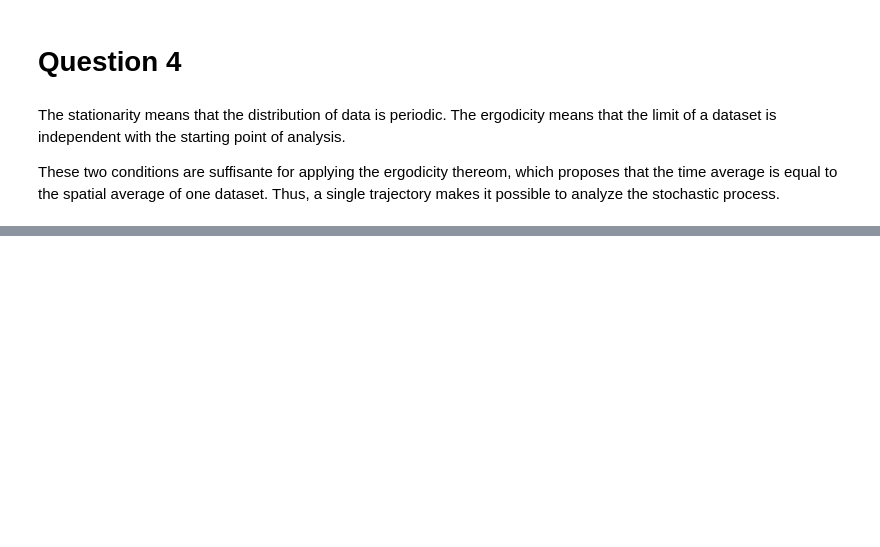
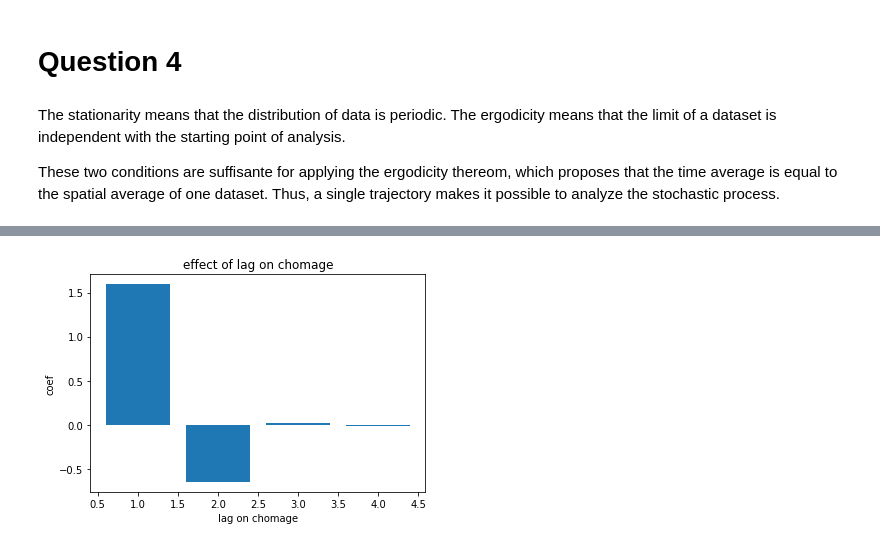
Before and after one commit to Antoninnnn/Econometrics_projet, a Jupyter notebook: src/P2.ipynb, the cells around one changed output, grey strips where cells are left out. Saved outputs shown, nothing was run; the diff lists cells and outputs as text; code cells hidden in the pictures; blank space fills up the shorter version.

```diff
--- a/src/P2.ipynb
+++ b/src/P2.ipynb
@@ -54,0 +394,10 @@ These two conditions are suffisante for applying the ergodicity thereom, which p
+# %%
+d_cho = (results.params[5],results.params[6],results.params[7],results.params[8])
+x = (1,2,3,4)
+plt.bar(x,d_cho)
+plt.title('effect of lag on chomage')
+plt.xlabel('lag on chomage')
+plt.ylabel('coef')
+plt.show()
+# %% [output]
+[figure, added]
```
Also changed, not shown: parts of 49 cells of this notebook, 3 other files.
